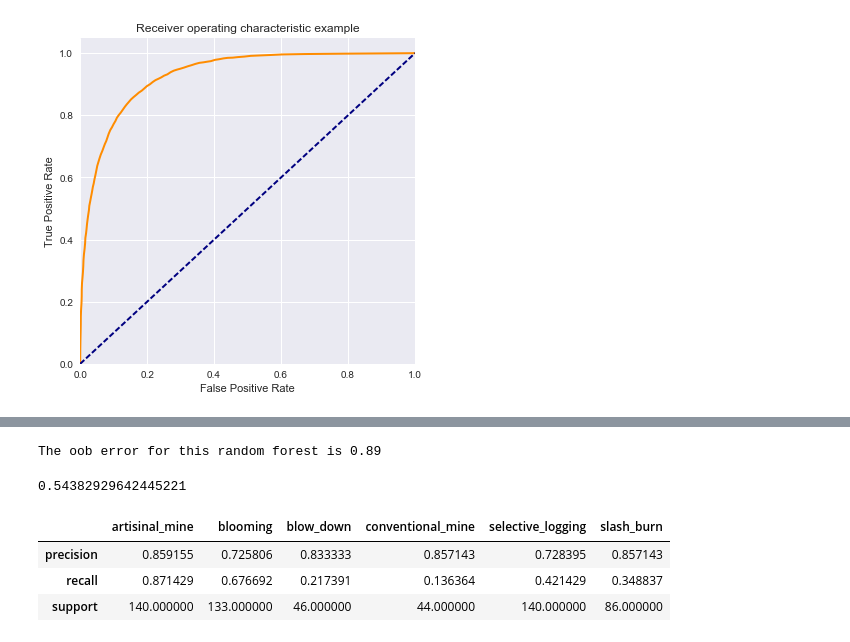
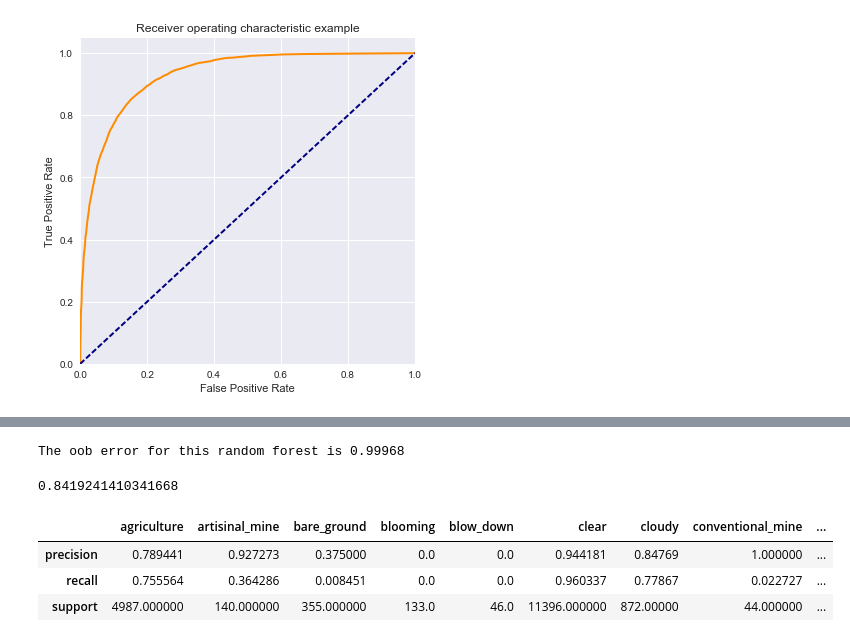
Before and after one commit to alineberry/kaggle_UnderstandingAmazonFromSpace, a Jupyter notebook: develop/claire-lab-notebook.ipynb, the cells around one changed output, grey strips where cells are left out. Drawn from its saved outputs; the diff is of its cells as text; code cells hidden in the pictures.

```diff
--- a/develop/claire-lab-notebook.ipynb
+++ b/develop/claire-lab-notebook.ipynb
@@ -356,0 +368,3 @@ pd.DataFrame(probs[0]).plot.hist(subplots=False, bins=50)
+# %%
+from sklearn.model_selection import train_test_split
+X_train, X_validation, y_train, y_validation = train_test_split(X, y, test_size=0.40, random_state=14113)
@@ -357 +415,35 @@ pd.DataFrame(probs[0]).plot.hist(subplots=False, bins=50)
+# %%
+from sklearn.ensemble import RandomForestClassifier
+
+rf = RandomForestClassifier(n_estimators = 100,
+                            max_features = 'sqrt',
+                            bootstrap = True,
+                            oob_score = True,
+                            n_jobs = -1,
+                            random_state = 14113,
+                            class_weight = 'balanced_subsample')
+
+rf.fit(X_sampled, y_sampled)
+print('The oob error for this random forest is {}'.format(rf.oob_score_.round(5)))
+# %% [output]
+The oob error for this random forest is 0.99968
+# %%
+from sklearn.metrics import fbeta_score
+
+predictions = rf.predict(X_validation)
+fbeta_score(np.asarray(y_validation), predictions, beta=2, average='samples')
+# %% [output]
+0.8419241410341668
+# %%
+from sklearn.metrics import precision_recall_fscore_support as score
+
+precision, recall, fscore, support = score(y_validation, predictions)
+Metrics = pd.DataFrame([precision, recall, support], index=['precision', 'recall', 'support'])
+Metrics.columns = y_validation.columns
+Metrics
+# %% [output]
+|  | agriculture | artisinal_mine | bare_ground | blooming | blow_down | clear | cloudy | conventional_mine | ... |
+| precision | 0.789441 | 0.927273 | 0.375000 | 0.0 | 0.0 | 0.944181 | 0.84769 | 1.000000 | ... |
+| recall | 0.755564 | 0.364286 | 0.008451 | 0.0 | 0.0 | 0.960337 | 0.77867 | 0.022727 | ... |
+| support | 4987.000000 | 140.000000 | 355.000000 | 133.0 | 46.0 | 11396.000000 | 872.00000 | 44.000000 | ... |
 # %%
@@ -374,20 +475,0 @@ X_validation_small = X_validation.ix[list(y_validation_small.index)]
-# %%
-rf.fit(X_train_small, y_train_small)
-print('The oob error for this random forest is {}'.format(rf.oob_score_.round(2)))
-# %% [output]
-The oob error for this random forest is 0.89
-# %%
-predictions = rf.predict(X_validation_small)
-fbeta_score(np.asarray(y_validation_small), predictions, beta=2, average='samples')
-# %% [output]
-0.54382929642445221
-# %%
-precision, recall, fscore, support = score(y_validation_small, predictions)
-Metrics = pd.DataFrame([precision, recall, support], index=['precision', 'recall', 'support'])
-Metrics.columns = y_validation_small.columns
-Metrics
-# %% [output]
-|  | artisinal_mine | blooming | blow_down | conventional_mine | selective_logging | slash_burn |
-| precision | 0.859155 | 0.725806 | 0.833333 | 0.857143 | 0.728395 | 0.857143 |
-| recall | 0.871429 | 0.676692 | 0.217391 | 0.136364 | 0.421429 | 0.348837 |
-| support | 140.000000 | 133.000000 | 46.000000 | 44.000000 | 140.000000 | 86.000000 |
```
Also changed, not shown: parts of 17 cells of this notebook, 2 other files.
